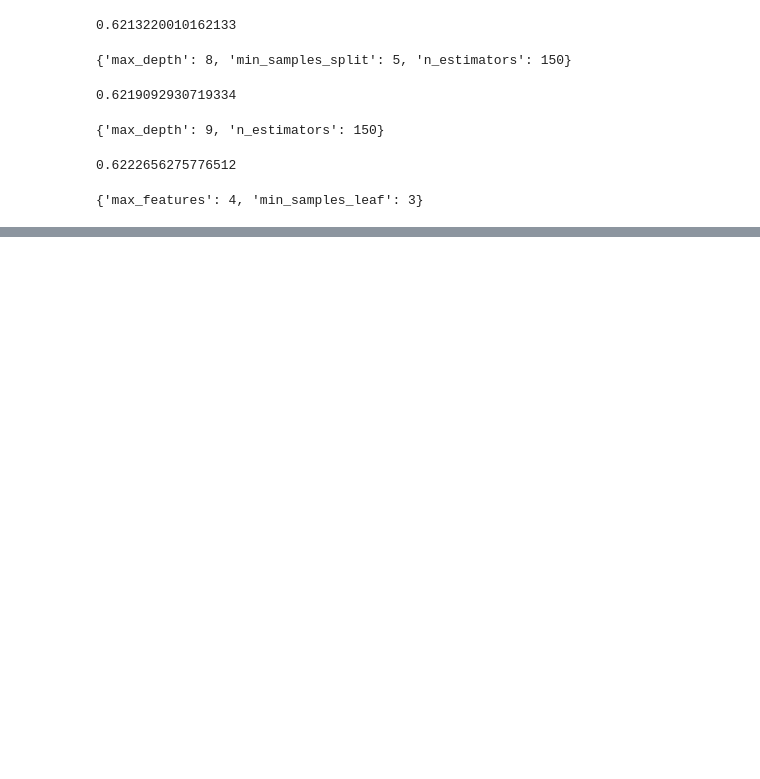
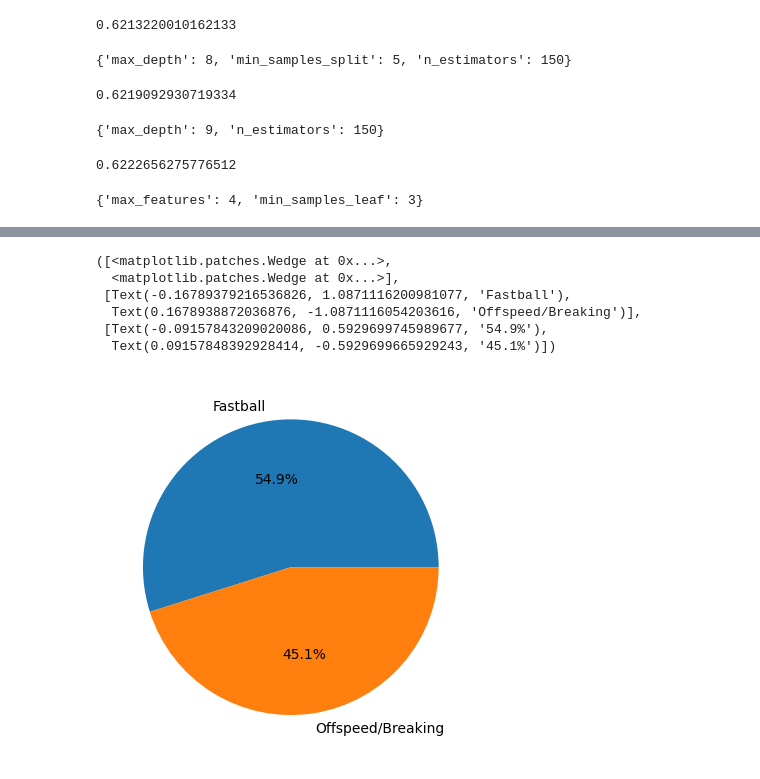
Before and after one commit to hdjwis/FastballPrediction, a Jupyter notebook: FastballPrediction.ipynb, the cells around one changed output, grey strips where cells are left out. Cells and saved outputs as stored; diff of their text form; code cells hidden in the pictures; blank space fills up the shorter version.

```diff
--- a/FastballPrediction.ipynb
+++ b/FastballPrediction.ipynb
@@ -745,0 +757,11 @@ array(['balls', 'strikes', 'on_3b', 'on_2b', 'on_1b', 'outs_when_up',
+# %%
+fig, ax = plt.subplots()
+ax.pie([len(data[data['fastball'] == 1]), len(data[data['fastball'] == 0])], labels=['Fastball', 'Offspeed/Breaking'], autopct='%1.1f%%')
+# %% [output]
+([<matplotlib.patches.Wedge at 0x...>,
+  <matplotlib.patches.Wedge at 0x...>],
+ [Text(-0.16789379216536826, 1.0871116200981077, 'Fastball'),
+  Text(0.1678938872036876, -1.0871116054203616, 'Offspeed/Breaking')],
+ [Text(-0.09157843209020086, 0.5929699745989677, '54.9%'),
+  Text(0.09157848392928414, -0.5929699665929243, '45.1%')])
+[figure, added]
```
Also changed, not shown: parts of 28 cells of this notebook, 6 other files.
